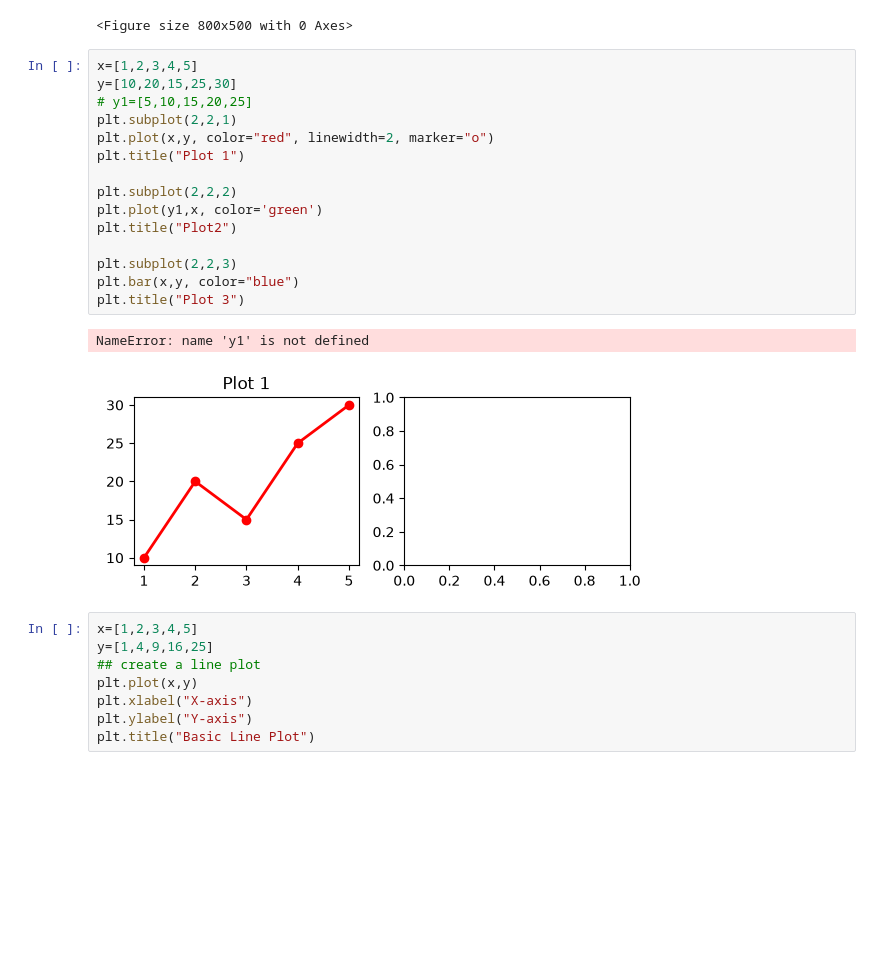
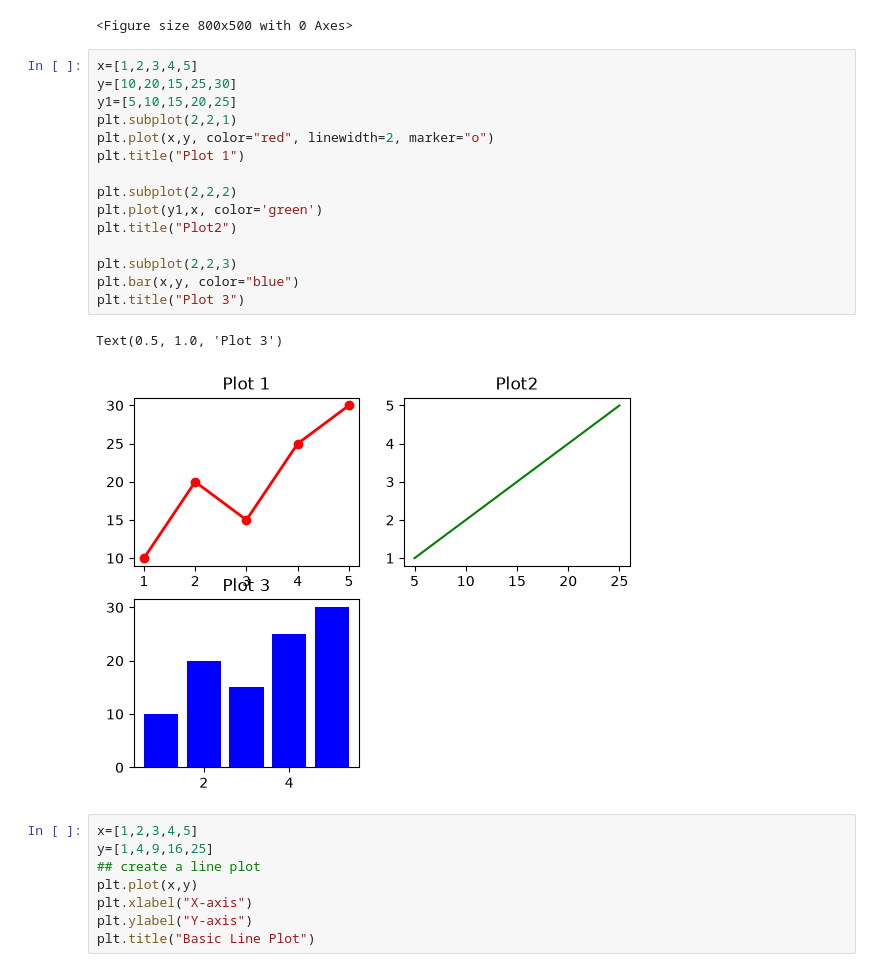
Before and after one commit to guddiyasingh/python-main, a Jupyter notebook: Data_Analysis/DV_Matplotllib.ipynb, the cells around one changed output. Cells and saved outputs as stored; diff of their text form; blank space fills up the shorter version.

```diff
--- a/Data_Analysis/DV_Matplotllib.ipynb
+++ b/Data_Analysis/DV_Matplotllib.ipynb
@@ -143,21 +143,21 @@ plt.figure(figsize=(8,5))
 # %%
 x=[1,2,3,4,5]
 y=[10,20,15,25,30]
-# y1=[5,10,15,20,25]
+y1=[5,10,15,20,25]
 plt.subplot(2,2,1)
 plt.plot(x,y, color="red", linewidth=2, marker="o")
 plt.title("Plot 1")
 
 plt.subplot(2,2,2)
 plt.plot(y1,x, color='green')
 plt.title("Plot2")
 
 plt.subplot(2,2,3)
 plt.bar(x,y, color="blue")
 plt.title("Plot 3")
 # %% [output]
-NameError: name 'y1' is not defined
+Text(0.5, 1.0, 'Plot 3')
-[figure, old version]
+[figure, new version]
 # %%
 x=[1,2,3,4,5]
 y=[1,4,9,16,25]
```
Also changed, not shown: parts of 5 cells of this notebook.
